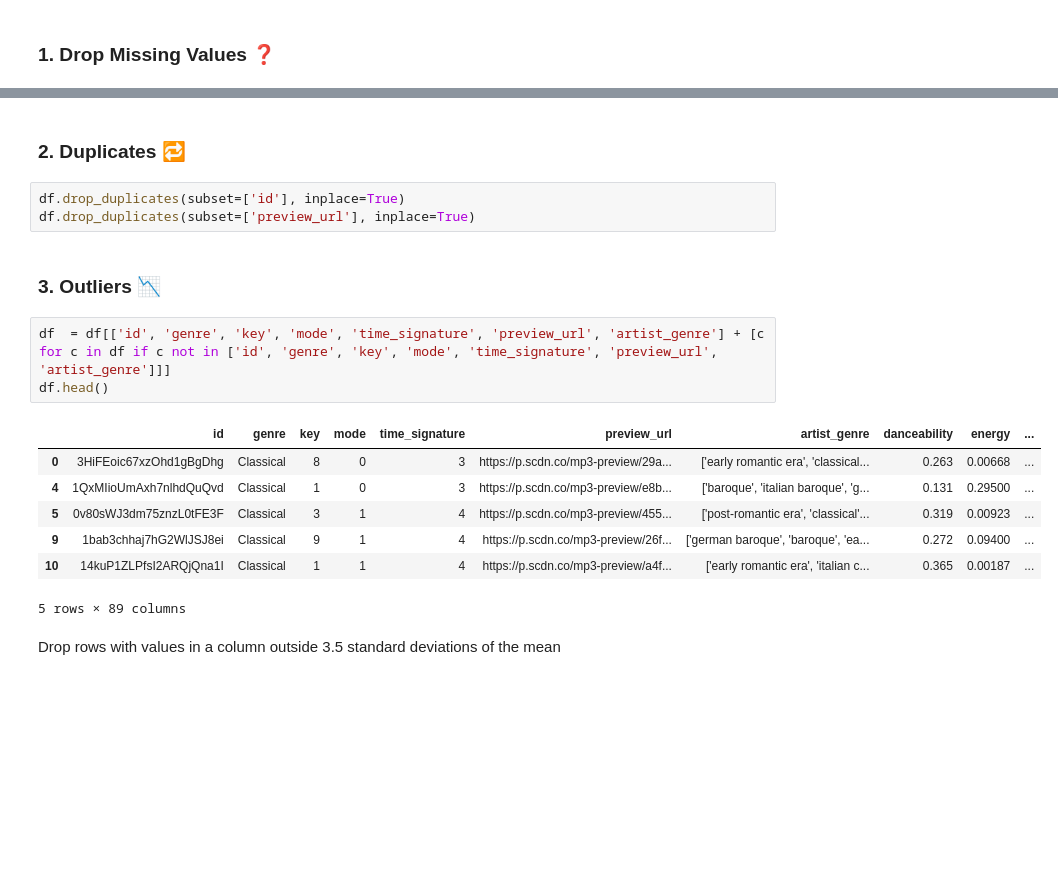
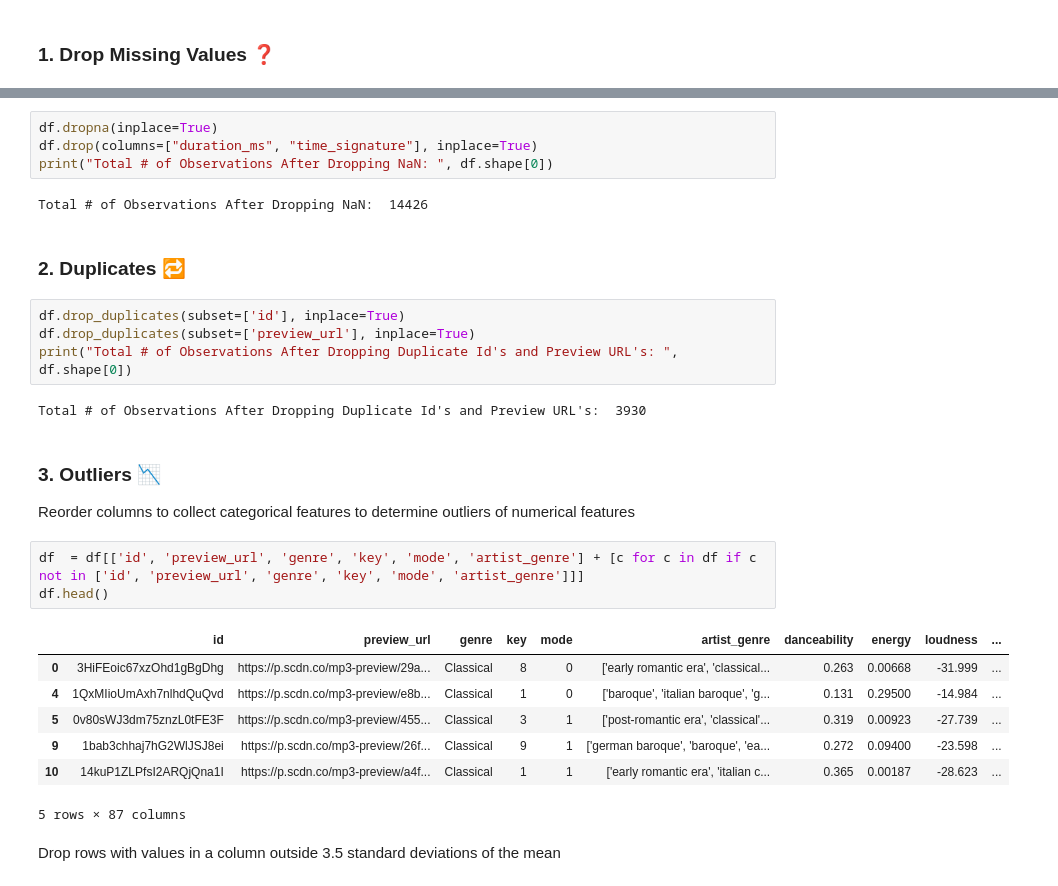
Before and after one commit to RishanR/MSCI446-Music-Genre-Classifier, a Jupyter notebook: notebooks/data_preparation.ipynb, the cells around one changed output, grey strips where cells are left out. Drawn from its saved outputs; the diff is of its cells as text; blank space fills up the shorter version.

```diff
--- a/notebooks/data_preparation.ipynb
+++ b/notebooks/data_preparation.ipynb
@@ -33,21 +31,31 @@ df.dropna(inplace=True)
+# %%
+df.dropna(inplace=True)
+df.drop(columns=["duration_ms", "time_signature"], inplace=True)
+print("Total # of Observations After Dropping NaN: ", df.shape[0])
+# %% [output]
+Total # of Observations After Dropping NaN:  14426
 # %% [markdown]
 ### 2. Duplicates 🔁
 # %%
 df.drop_duplicates(subset=['id'], inplace=True)
 df.drop_duplicates(subset=['preview_url'], inplace=True)
+print("Total # of Observations After Dropping Duplicate Id's and Preview URL's: ", df.shape[0])
+# %% [output]
+Total # of Observations After Dropping Duplicate Id's and Preview URL's:  3930
-# %% [markdown]
-### 3. Outliers 📉
+# %% [markdown]
+### 3. Outliers 📉
+Reorder columns to collect categorical features to determine outliers of numerical features
 # %%
-df  = df[['id', 'genre', 'key', 'mode', 'time_signature', 'preview_url', 'artist_genre'] + [c for c in df if c not in ['id', 'genre', 'key', 'mode', 'time_signature', 'preview_url', 'artist_genre']]]
+df  = df[['id', 'preview_url', 'genre', 'key', 'mode', 'artist_genre'] + [c for c in df if c not in ['id', 'preview_url', 'genre', 'key', 'mode', 'artist_genre']]]
 df.head()
 # %% [output]
-|  | id | genre | key | mode | time_signature | preview_url | artist_genre | danceability | energy | ... |
-| 0 | 3HiFEoic67xzOhd1gBgDhg | Classical | 8 | 0 | 3 | https://p.scdn.co/mp3-preview/29a... | ['early romantic era', 'classical... | 0.263 | 0.00668 | ... |
-| 4 | 1QxMIioUmAxh7nlhdQuQvd | Classical | 1 | 0 | 3 | https://p.scdn.co/mp3-preview/e8b... | ['baroque', 'italian baroque', 'g... | 0.131 | 0.29500 | ... |
-| 5 | 0v80sWJ3dm75znzL0tFE3F | Classical | 3 | 1 | 4 | https://p.scdn.co/mp3-preview/455... | ['post-romantic era', 'classical'... | 0.319 | 0.00923 | ... |
-| 9 | 1bab3chhaj7hG2WlJSJ8ei | Classical | 9 | 1 | 4 | https://p.scdn.co/mp3-preview/26f... | ['german baroque', 'baroque', 'ea... | 0.272 | 0.09400 | ... |
-| 10 | 14kuP1ZLPfsI2ARQjQna1I | Classical | 1 | 1 | 4 | https://p.scdn.co/mp3-preview/a4f... | ['early romantic era', 'italian c... | 0.365 | 0.00187 | ... |
+|  | id | preview_url | genre | key | mode | artist_genre | danceability | energy | loudness | ... |
+| 0 | 3HiFEoic67xzOhd1gBgDhg | https://p.scdn.co/mp3-preview/29a... | Classical | 8 | 0 | ['early romantic era', 'classical... | 0.263 | 0.00668 | -31.999 | ... |
+| 4 | 1QxMIioUmAxh7nlhdQuQvd | https://p.scdn.co/mp3-preview/e8b... | Classical | 1 | 0 | ['baroque', 'italian baroque', 'g... | 0.131 | 0.29500 | -14.984 | ... |
+| 5 | 0v80sWJ3dm75znzL0tFE3F | https://p.scdn.co/mp3-preview/455... | Classical | 3 | 1 | ['post-romantic era', 'classical'... | 0.319 | 0.00923 | -27.739 | ... |
+| 9 | 1bab3chhaj7hG2WlJSJ8ei | https://p.scdn.co/mp3-preview/26f... | Classical | 9 | 1 | ['german baroque', 'baroque', 'ea... | 0.272 | 0.09400 | -23.598 | ... |
+| 10 | 14kuP1ZLPfsI2ARQjQna1I | https://p.scdn.co/mp3-preview/a4f... | Classical | 1 | 1 | ['early romantic era', 'italian c... | 0.365 | 0.00187 | -28.623 | ... |
-5 rows × 89 columns
+5 rows × 87 columns
 # %% [markdown]
 Drop rows with values in a column outside 3.5 standard deviations of the mean
 # %%
```
Also changed, not shown: parts of 7 cells of this notebook, 2 other files.
